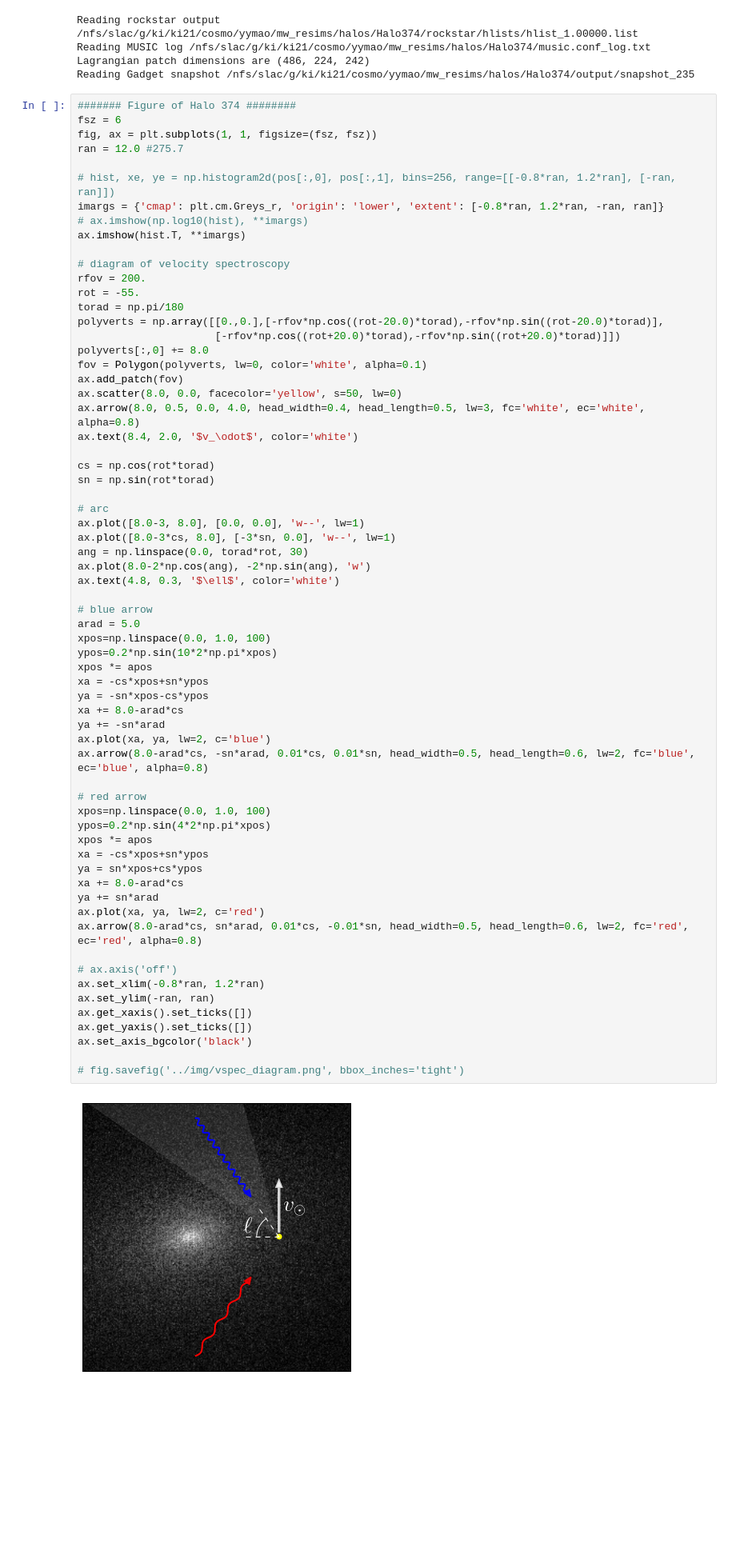
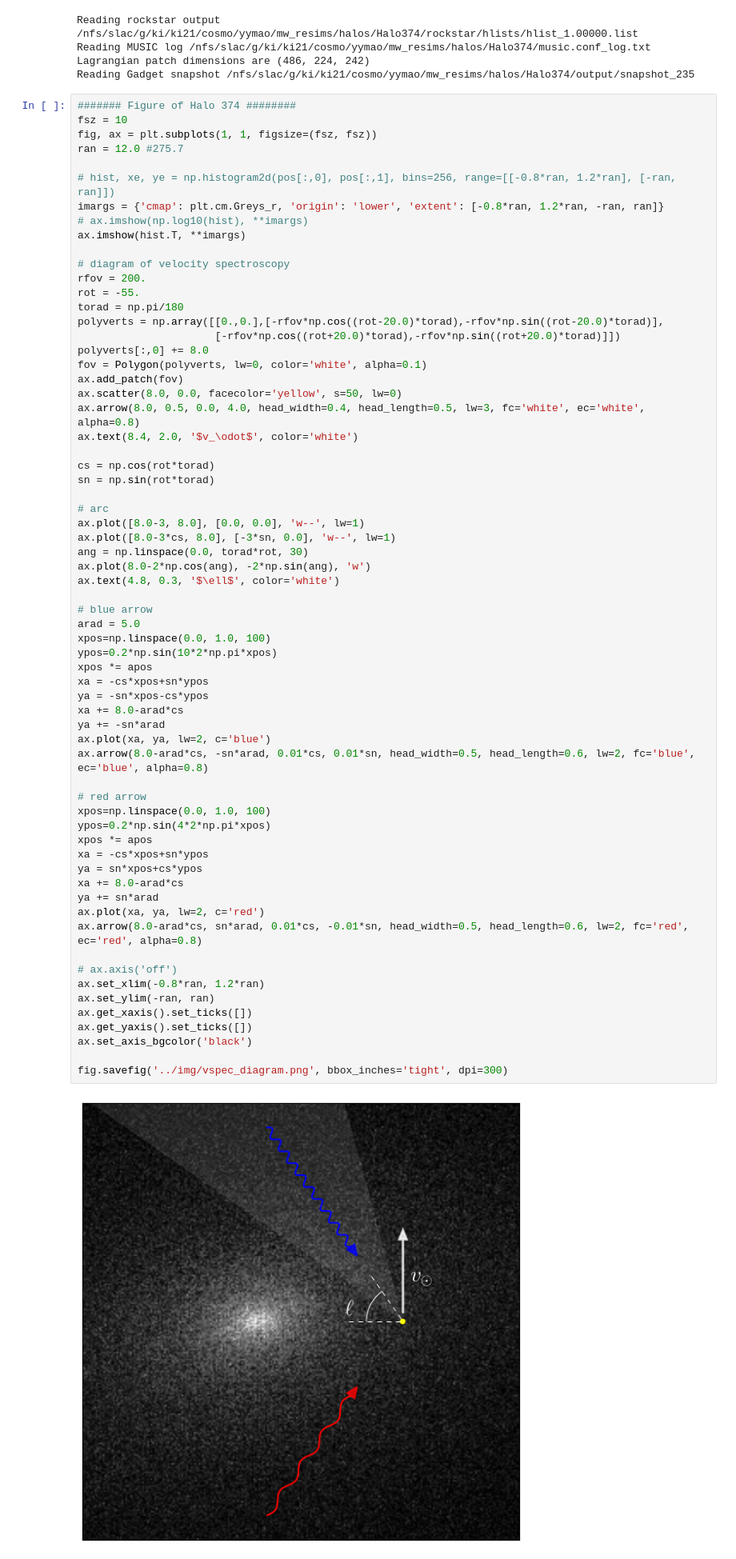
Before and after one commit to ranjanlaha/DMVS, a Jupyter notebook: python/figures.ipynb, the cells around one changed output. Shown at 80% size. Saved outputs shown, nothing was run; the diff lists cells and outputs as text; blank space fills up the shorter version.

```diff
--- a/python/figures.ipynb
+++ b/python/figures.ipynb
@@ -27,7 +27,7 @@ Lagrangian patch dimensions are (486, 224, 242)
 Reading Gadget snapshot /nfs/slac/g/ki/ki21/cosmo/yymao/mw_resims/halos/Halo374/output/snapshot_235
 # %%
 ####### Figure of Halo 374 ########
-fsz = 6
+fsz = 10
 fig, ax = plt.subplots(1, 1, figsize=(fsz, fsz))
 ran = 12.0 #275.7
 
@@ -63,35 +63,35 @@ ax.text(4.8, 0.3, '$\ell$', color='white')
 arad = 5.0
 xpos=np.linspace(0.0, 1.0, 100)
 ypos=0.2*np.sin(10*2*np.pi*xpos)
 xpos *= apos
 xa = -cs*xpos+sn*ypos
 ya = -sn*xpos-cs*ypos
 xa += 8.0-arad*cs
 ya += -sn*arad
 ax.plot(xa, ya, lw=2, c='blue')
 ax.arrow(8.0-arad*cs, -sn*arad, 0.01*cs, 0.01*sn, head_width=0.5, head_length=0.6, lw=2, fc='blue', ec='blue', alpha=0.8)
 
 # red arrow
 xpos=np.linspace(0.0, 1.0, 100)
 ypos=0.2*np.sin(4*2*np.pi*xpos)
 xpos *= apos
 xa = -cs*xpos+sn*ypos
 ya = sn*xpos+cs*ypos
 xa += 8.0-arad*cs
 ya += sn*arad
 ax.plot(xa, ya, lw=2, c='red')
 ax.arrow(8.0-arad*cs, sn*arad, 0.01*cs, -0.01*sn, head_width=0.5, head_length=0.6, lw=2, fc='red', ec='red', alpha=0.8)
 
 # ax.axis('off')
 ax.set_xlim(-0.8*ran, 1.2*ran)
 ax.set_ylim(-ran, ran)
 ax.get_xaxis().set_ticks([])
 ax.get_yaxis().set_ticks([])
 ax.set_axis_bgcolor('black')
 
-# fig.savefig('../img/vspec_diagram.png', bbox_inches='tight')
+fig.savefig('../img/vspec_diagram.png', bbox_inches='tight', dpi=300)
 # %% [output]
-[figure, old version]
+[figure, new version]
 # %%
 ###### comparison of line profile hitograsms to Gaussian models ########
 fig, ax = plt.subplots(1, 1, figsize=(10, 10))
```
Also changed, not shown: 1 other file.
